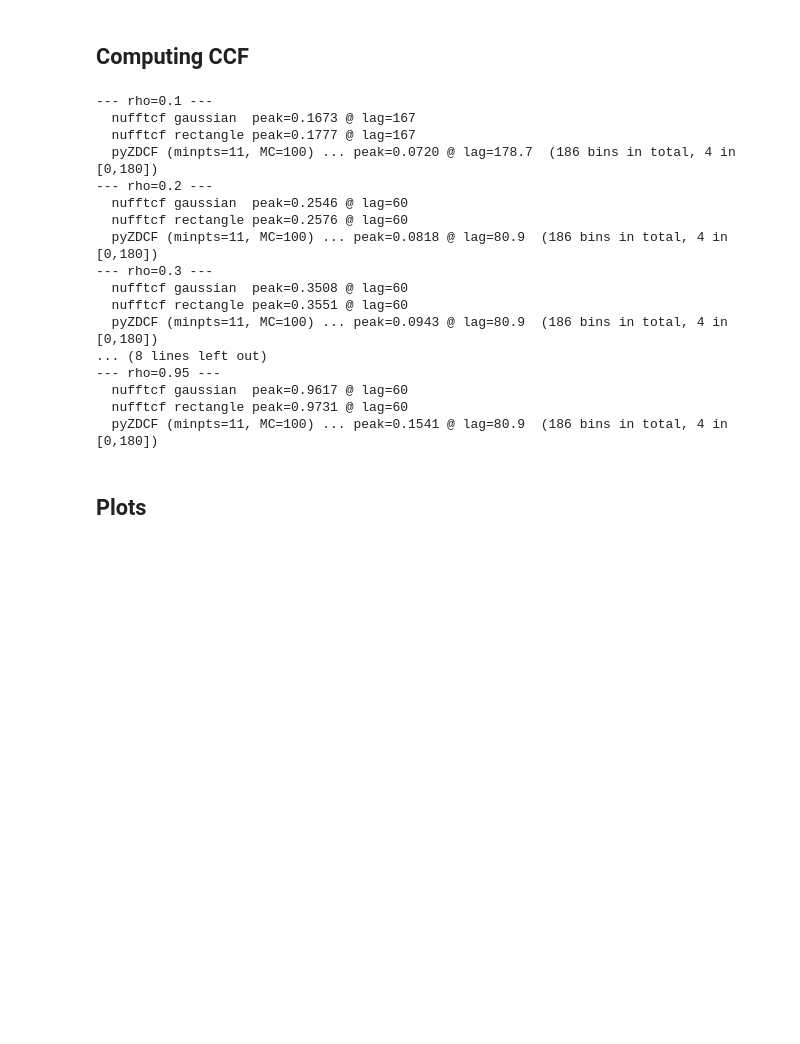
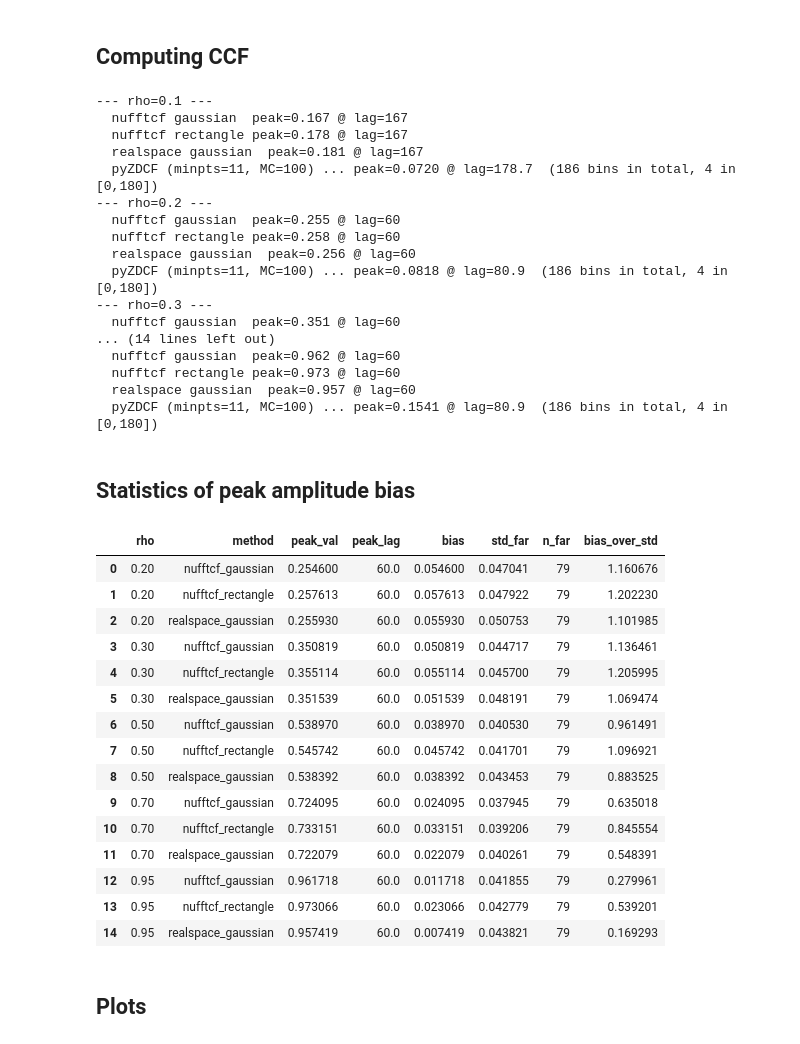
Before and after one commit to jecampagne/nufftcf, a Jupyter notebook: notebook/nufftcf_ccf_demo.ipynb, the cells around one changed output. Drawn from its saved outputs; the diff is of its cells as text; code cells hidden in the pictures; blank space fills up the shorter version.

```diff
--- a/notebook/nufftcf_ccf_demo.ipynb
+++ b/notebook/nufftcf_ccf_demo.ipynb
@@ -382,9 +419,11 @@ for rho in rhos:
     print(f"--- rho={rho} ---")
     c_gn, b_gn = compute_ccf_gaussian_nufft(lags_xy, t1_num, x1, t2_num, x2, bin_width=bin_width_xy)
     c_rn, b_rn = compute_ccf_rectangle_nufft(lags_xy, t1_num, x1, t2_num, x2, bin_width=bin_width_xy)
+    c_gr, b_gr = compute_ccf_gaussian_realspace(lags_xy, t1_num, x1, t2_num, x2, bin_width=bin_width_xy)
 
-    print(f"  nufftcf gaussian  peak={c_gn.max():.4f} @ lag={lags_xy[np.argmax(c_gn)]:.0f}")
-    print(f"  nufftcf rectangle peak={c_rn.max():.4f} @ lag={lags_xy[np.argmax(c_rn)]:.0f}")
+    print(f"  nufftcf gaussian  peak={c_gn.max():.3f} @ lag={lags_xy[np.argmax(c_gn)]:.0f}")
+    print(f"  nufftcf rectangle peak={c_rn.max():.3f} @ lag={lags_xy[np.argmax(c_rn)]:.0f}")
+    print(f"  realspace gaussian  peak={c_gr.max():.3f} @ lag={lags[np.argmax(c_gr)]:.0f}")
 
     print(f"  pyZDCF (minpts=11, MC=100) ...", end=" ", flush=True)
     zdcf = run_zdcf_ccf(t1_num, x1, t2_num, x2, minpts=11, num_MC=100)
@@ -400,22 +439,24 @@ for rho in rhos:
 
     truth = rho * np.exp(-np.abs(lags_xy - tau_0_xy) / alpha_xy)
 
-    results_xy[rho] = dict(c_gn=c_gn, c_rn=c_rn, zdcf=zdcf, truth=truth, x1=x1, x2=x2)
+    results_xy[rho] = dict(c_gn=c_gn, c_rn=c_rn, c_gr=c_gr, zdcf=zdcf, truth=truth, x1=x1, x2=x2)
 # %% [output]
 --- rho=0.1 ---
-  nufftcf gaussian  peak=0.1673 @ lag=167
-  nufftcf rectangle peak=0.1777 @ lag=167
+  nufftcf gaussian  peak=0.167 @ lag=167
+  nufftcf rectangle peak=0.178 @ lag=167
+  realspace gaussian  peak=0.181 @ lag=167
   pyZDCF (minpts=11, MC=100) ... peak=0.0720 @ lag=178.7  (186 bins in total, 4 in [0,180])
 --- rho=0.2 ---
-  nufftcf gaussian  peak=0.2546 @ lag=60
-  nufftcf rectangle peak=0.2576 @ lag=60
+  nufftcf gaussian  peak=0.255 @ lag=60
+  nufftcf rectangle peak=0.258 @ lag=60
+  realspace gaussian  peak=0.256 @ lag=60
   pyZDCF (minpts=11, MC=100) ... peak=0.0818 @ lag=80.9  (186 bins in total, 4 in [0,180])
 --- rho=0.3 ---
-  nufftcf gaussian  peak=0.3508 @ lag=60
-  nufftcf rectangle peak=0.3551 @ lag=60
-  pyZDCF (minpts=11, MC=100) ... peak=0.0943 @ lag=80.9  (186 bins in total, 4 in [0,180])
-... (8 lines left out)
---- rho=0.95 ---
-  nufftcf gaussian  peak=0.9617 @ lag=60
-  nufftcf rectangle peak=0.9731 @ lag=60
+  nufftcf gaussian  peak=0.351 @ lag=60
+... (14 lines left out)
+  nufftcf gaussian  peak=0.962 @ lag=60
+  nufftcf rectangle peak=0.973 @ lag=60
+  realspace gaussian  peak=0.957 @ lag=60
   pyZDCF (minpts=11, MC=100) ... peak=0.1541 @ lag=80.9  (186 bins in total, 4 in [0,180])
+# %% [markdown]
+## Statistics of peak amplitude bias
@@ -422,3 +480,22 @@ for rho in rhos:
+# %%
+df_peak_vs_bkgd
+# %% [output]
+|  | rho | method | peak_val | peak_lag | bias | std_far | n_far | bias_over_std |
+| 0 | 0.20 | nufftcf_gaussian | 0.254600 | 60.0 | 0.054600 | 0.047041 | 79 | 1.160676 |
+| 1 | 0.20 | nufftcf_rectangle | 0.257613 | 60.0 | 0.057613 | 0.047922 | 79 | 1.202230 |
+| 2 | 0.20 | realspace_gaussian | 0.255930 | 60.0 | 0.055930 | 0.050753 | 79 | 1.101985 |
+| 3 | 0.30 | nufftcf_gaussian | 0.350819 | 60.0 | 0.050819 | 0.044717 | 79 | 1.136461 |
+| 4 | 0.30 | nufftcf_rectangle | 0.355114 | 60.0 | 0.055114 | 0.045700 | 79 | 1.205995 |
+| 5 | 0.30 | realspace_gaussian | 0.351539 | 60.0 | 0.051539 | 0.048191 | 79 | 1.069474 |
+| 6 | 0.50 | nufftcf_gaussian | 0.538970 | 60.0 | 0.038970 | 0.040530 | 79 | 0.961491 |
+| 7 | 0.50 | nufftcf_rectangle | 0.545742 | 60.0 | 0.045742 | 0.041701 | 79 | 1.096921 |
+| 8 | 0.50 | realspace_gaussian | 0.538392 | 60.0 | 0.038392 | 0.043453 | 79 | 0.883525 |
+| 9 | 0.70 | nufftcf_gaussian | 0.724095 | 60.0 | 0.024095 | 0.037945 | 79 | 0.635018 |
+| 10 | 0.70 | nufftcf_rectangle | 0.733151 | 60.0 | 0.033151 | 0.039206 | 79 | 0.845554 |
+| 11 | 0.70 | realspace_gaussian | 0.722079 | 60.0 | 0.022079 | 0.040261 | 79 | 0.548391 |
+| 12 | 0.95 | nufftcf_gaussian | 0.961718 | 60.0 | 0.011718 | 0.041855 | 79 | 0.279961 |
+| 13 | 0.95 | nufftcf_rectangle | 0.973066 | 60.0 | 0.023066 | 0.042779 | 79 | 0.539201 |
+| 14 | 0.95 | realspace_gaussian | 0.957419 | 60.0 | 0.007419 | 0.043821 | 79 | 0.169293 |
 # %% [markdown]
 ## Plots
 # %%
```
Also changed, not shown: parts of 3 cells of this notebook.
